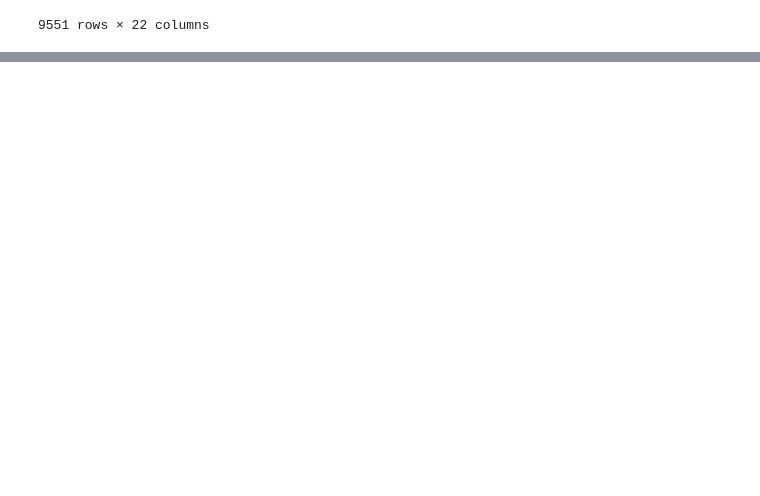
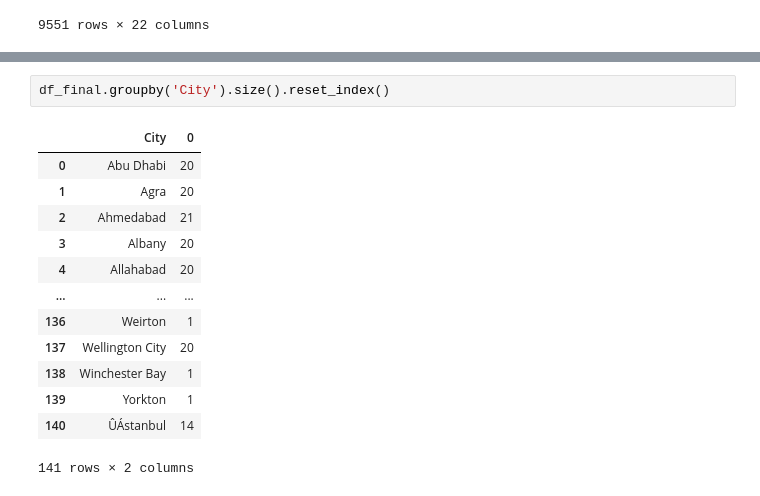
Before and after one commit to mistersmee/college_stuff, a Jupyter notebook: SY/SEM IV/DAVT-L/python/practicals/Assignment 1 & Assignment 2.ipynb, the cells around one changed output, grey strips where cells are left out. Drawn from its saved outputs; the diff is of its cells as text; blank space fills up the shorter version.

```diff
--- a/SY/SEM IV/DAVT-L/python/practicals/Assignment 1 & Assignment 2.ipynb
+++ b/SY/SEM IV/DAVT-L/python/practicals/Assignment 1 & Assignment 2.ipynb
@@ -300,0 +409,16 @@ KeyError: False
+# %%
+df_final.groupby('City').size().reset_index()
+# %% [output]
+|  | City | 0 |
+| 0 | Abu Dhabi | 20 |
+| 1 | Agra | 20 |
+| 2 | Ahmedabad | 21 |
+| 3 | Albany | 20 |
+| 4 | Allahabad | 20 |
+| ... | ... | ... |
+| 136 | Weirton | 1 |
+| 137 | Wellington City | 20 |
+| 138 | Winchester Bay | 1 |
+| 139 | Yorkton | 1 |
+| 140 | ÛÁstanbul | 14 |
+141 rows × 2 columns
```
Also changed, not shown: parts of 18 cells of this notebook.
